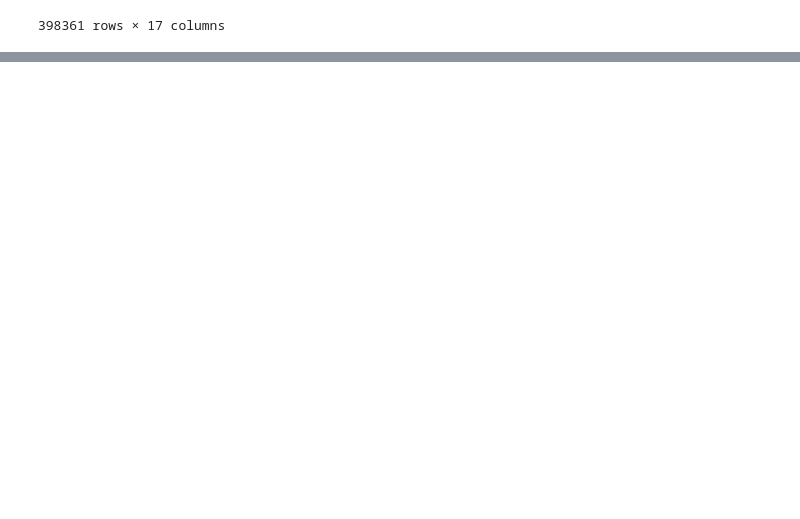
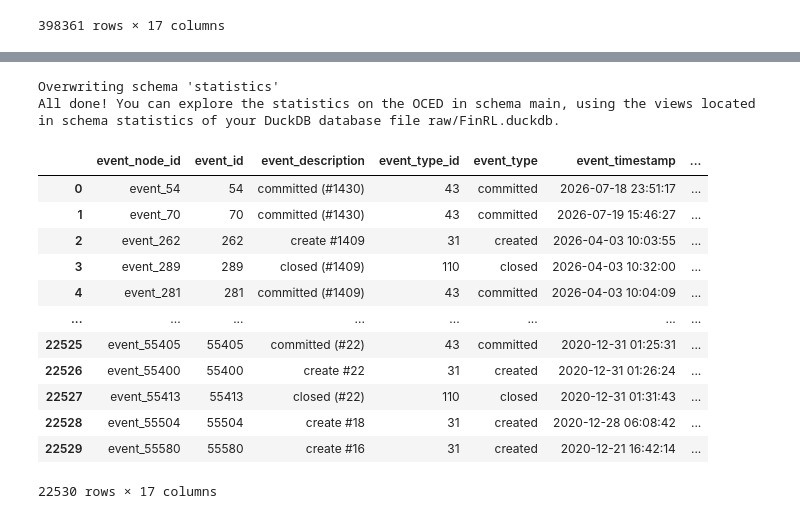
Before and after one commit to MahsaChoop/Lifecycle-Processes, a Jupyter notebook: data/data extraction.ipynb, the cells around one changed output, grey strips where cells are left out. Cells and saved outputs as stored; diff of their text form; code cells hidden in the pictures; blank space fills up the shorter version.

Commit message:
add FinRL data

```diff
--- a/data/data extraction.ipynb
+++ b/data/data extraction.ipynb
@@ -581,0 +587,13 @@ eventsPerobj_df
+# %%
+import duckdb
+import pandas as pd
+
+from pystackt import *
+
+from configToken import GITHUB_ACCESS_TOKEN
+
+from pathlib import Path
+import sys
+
+DUCKDB_PATH_FinRL = "raw/FinRL.duckdb"
+SQLITE_PATH_FinRL = "raw/FinRL.sqlite"
@@ -581,0 +657,11 @@ eventsPerobj_df
+# %%
+from pystackt import create_statistics_views
+
+create_statistics_views(
+    quack_db= DUCKDB_PATH_FinRL,
+    schema_in="main",
+    schema_out="statistics"
+)
+# %% [output]
+Overwriting schema 'statistics'
+All done! You can explore the statistics on the OCED in schema main, using the views located in schema statistics of your DuckDB database file raw/FinRL.duckdb.
@@ -581,0 +681,23 @@ eventsPerobj_df
+# %%
+import duckdb
+
+quack_db = DUCKDB_PATH_FinRL
+
+with duckdb.connect(quack_db, read_only=True) as con:
+    eventsPerobj_df = con.sql("SELECT * FROM graph_data_prep.graph_base_table").df()
+
+eventsPerobj_df
+# %% [output]
+|  | event_node_id | event_id | event_description | event_type_id | event_type | event_timestamp | ... |
+| 0 | event_54 | 54 | committed (#1430) | 43 | committed | 2026-07-18 23:51:17 | ... |
+| 1 | event_70 | 70 | committed (#1430) | 43 | committed | 2026-07-19 15:46:27 | ... |
+| 2 | event_262 | 262 | create #1409 | 31 | created | 2026-04-03 10:03:55 | ... |
+| 3 | event_289 | 289 | closed (#1409) | 110 | closed | 2026-04-03 10:32:00 | ... |
+| 4 | event_281 | 281 | committed (#1409) | 43 | committed | 2026-04-03 10:04:09 | ... |
+| ... | ... | ... | ... | ... | ... | ... | ... |
+| 22525 | event_55405 | 55405 | committed (#22) | 43 | committed | 2020-12-31 01:25:31 | ... |
+| 22526 | event_55400 | 55400 | create #22 | 31 | created | 2020-12-31 01:26:24 | ... |
+| 22527 | event_55413 | 55413 | closed (#22) | 110 | closed | 2020-12-31 01:31:43 | ... |
+| 22528 | event_55504 | 55504 | create #18 | 31 | created | 2020-12-28 06:08:42 | ... |
+| 22529 | event_55580 | 55580 | create #16 | 31 | created | 2020-12-21 16:42:14 | ... |
+22530 rows × 17 columns
```
Also changed, not shown: parts of 4 cells of this notebook, 1 other file.
